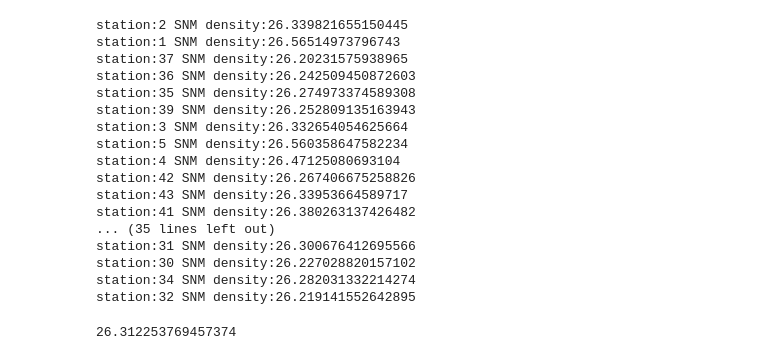
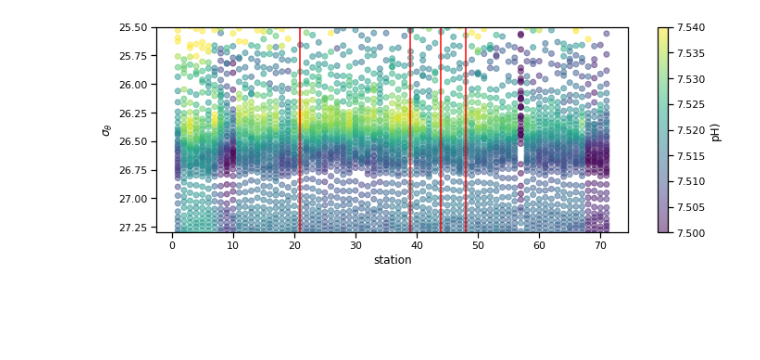
Before and after one commit to ckelly314/bablab_FK180624, a Jupyter notebook: plot_sections.ipynb, the cells around one changed output. Drawn from its saved outputs; the diff is of its cells as text; code cells hidden in the pictures; blank space fills up the shorter version.

```diff
--- a/plot_sections.ipynb
+++ b/plot_sections.ipynb
@@ -173,30 +159,26 @@ plt.savefig("figures/no2section.pdf")
 # %%
-densities = []
-for s in f5906484['station'].drop_duplicates():
-    temp = f5906484[f5906484['station']==s]
-    no2maxdensity = float(np.mean(temp[temp['NO2']==temp.NO2.max()]['sigma0']))
-    print(f"station:{s} SNM density:{no2maxdensity}")
-    densities.append(no2maxdensity)
+fig, ax = plt.subplots(1,1, figsize = (10,4))
+
+cax = ax.scatter(data['station'],
+           data['sigma0'],
+            #data['Depth[m]'],
+                 alpha = 0.5,
+           c = data['pH_insitu'])
+cbar = fig.colorbar(cax).set_label('pH)')
+cax.set_clim([7.5,7.54])
+
+ax.set_ylim([27.3,25.5])
+#ax.set_ylim([2000,0])
+
+ax.axvline(21, color = "r")
+ax.axvline(39, color = "r")
+ax.axvline(44, color = "r")
+ax.axvline(48, color = "r")
+
+ax.set_xlabel("station")
+ax.set_ylabel(r"$\sigma_{\theta}$")
+plt.tight_layout()
+plt.savefig("figures/pHsection.pdf")
 # %% [output]
-station:2 SNM density:26.339821655150445
-station:1 SNM density:26.56514973796743
-station:37 SNM density:26.20231575938965
-station:36 SNM density:26.242509450872603
-station:35 SNM density:26.274973374589308
-station:39 SNM density:26.252809135163943
-station:3 SNM density:26.332654054625664
-station:5 SNM density:26.560358647582234
-station:4 SNM density:26.47125080693104
-station:42 SNM density:26.267406675258826
-station:43 SNM density:26.33953664589717
-station:41 SNM density:26.380263137426482
-... (35 lines left out)
-station:31 SNM density:26.300676412695566
-station:30 SNM density:26.227028820157102
-station:34 SNM density:26.282031332214274
-station:32 SNM density:26.219141552642895
+[figure, added]
-# %%
-np.mean(densities)
-# %% [output]
-26.312253769457374
 # %%
```
Also changed, not shown: parts of 12 cells of this notebook, 6 other files.
